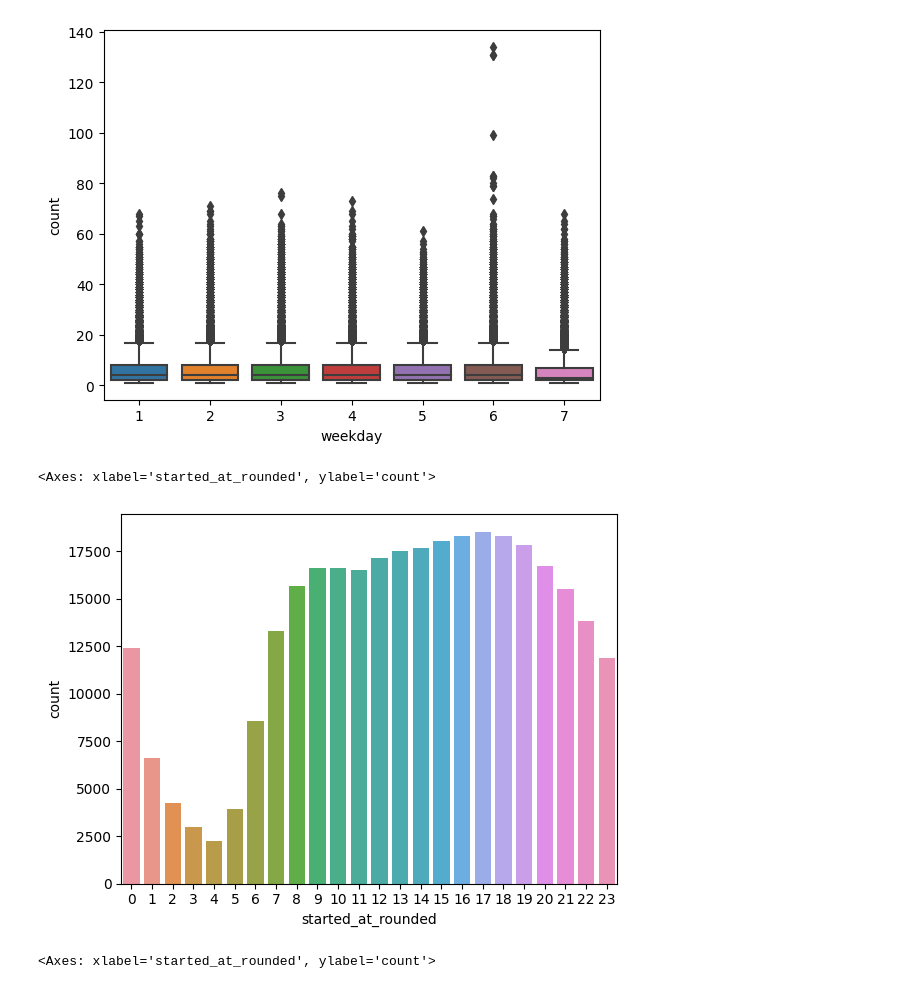
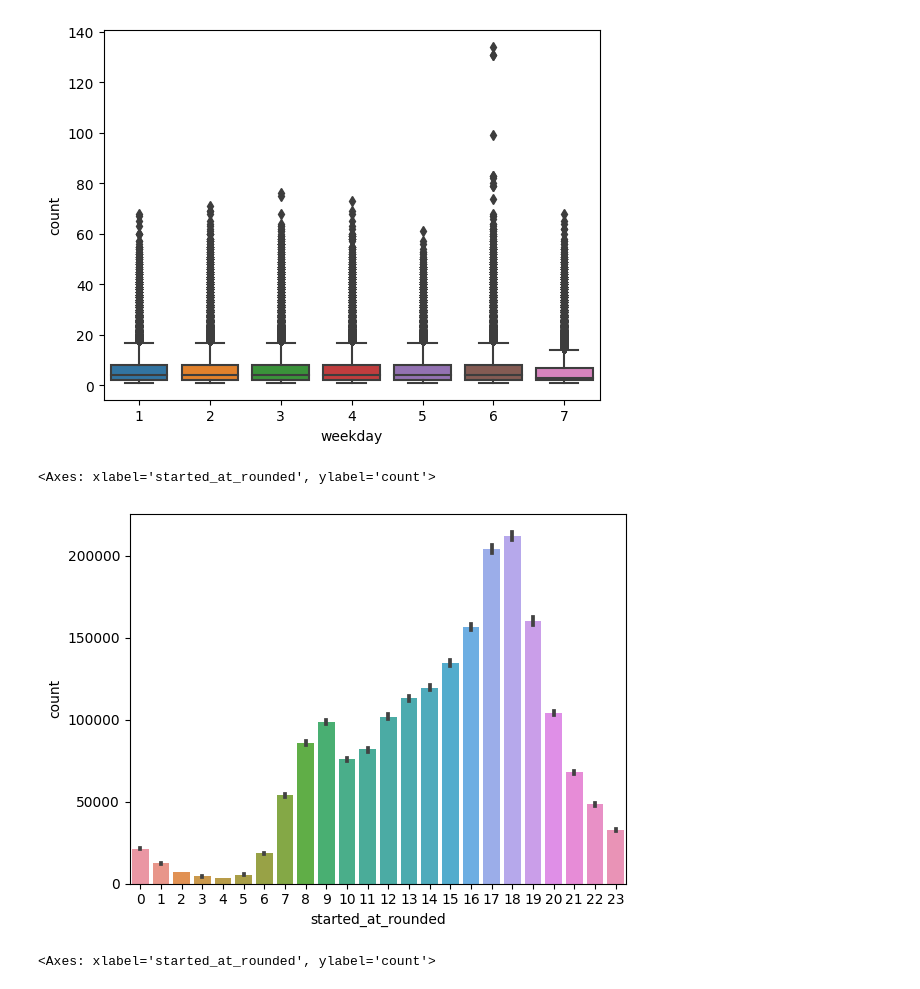
Before and after one commit to dlhaar/citi_bikes, a Jupyter notebook: notebooks/data_exploration.ipynb, the cells around one changed output. Drawn from its saved outputs; the diff is of its cells as text; code cells hidden in the pictures.

Commit message:
Updated graph in EDA

```diff
--- a/notebooks/data_exploration.ipynb
+++ b/notebooks/data_exploration.ipynb
@@ -85,11 +85,11 @@ sns.boxplot(data=data, y='count',  x='weekday')
 plt.show()
 # %% [output]
 [figure]
-# %%
-sns.countplot(data, x=data['started_at_rounded'].dt.hour)
-# %% [output]
-<Axes: xlabel='started_at_rounded', ylabel='count'>
-[figure, removed]
+# %%
+sns.barplot(data, x=data['started_at_rounded'].dt.hour, y='count', estimator=sum)
+# %% [output]
+<Axes: xlabel='started_at_rounded', ylabel='count'>
+[figure, added]
 # %%
 sns.barplot(data, x=data['started_at_rounded'].dt.hour, y='count')
 # %% [output]
```
Also changed, not shown: 1 other file.
